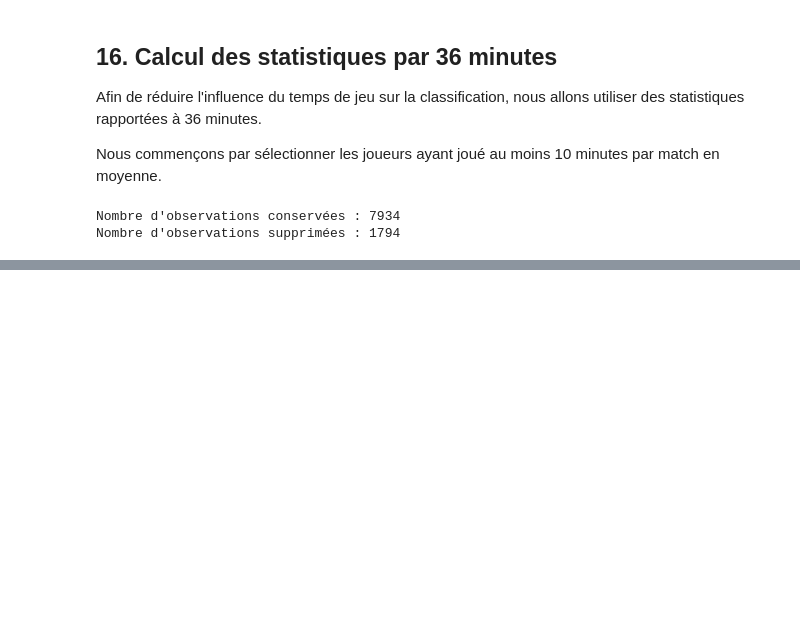
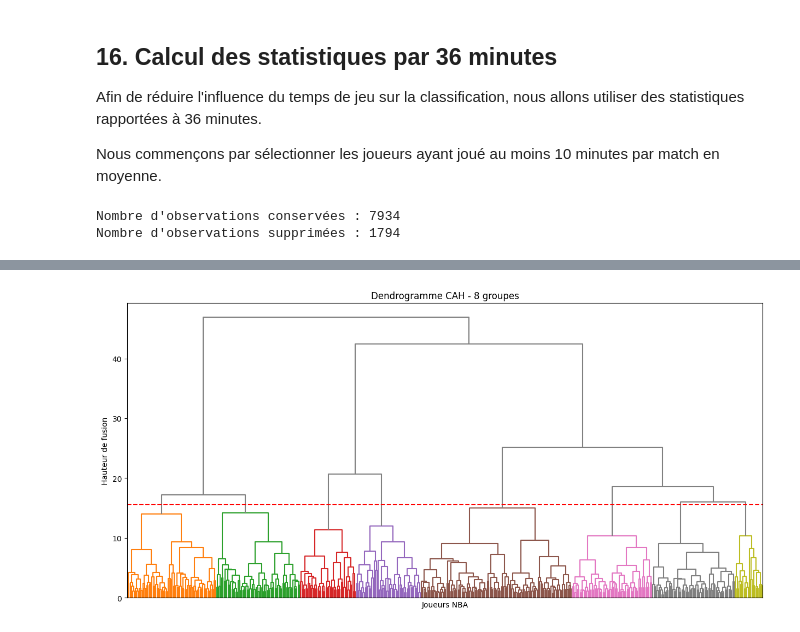
Before and after one commit to Smqck/NBA-Project, a Jupyter notebook: projet NBA/nba-player comparatif.ipynb, the cells around one changed output, grey strips where cells are left out. Cells and saved outputs as stored; diff of their text form; code cells hidden in the pictures; blank space fills up the shorter version.

```diff
--- a/projet NBA/nba-player comparatif.ipynb
+++ b/projet NBA/nba-player comparatif.ipynb
@@ -1761,0 +1848,17 @@ Nombre d'observations supprimées : 1794
+# %%
+from scipy.cluster.hierarchy import linkage
+
+# Sélection de 500 observations
+X_min_echantillon = X_min_standardise.sample(
+    n=500,
+    random_state=42
+)
+
+# Nouvelle CAH avec Ward
+Z_min = linkage(
+    X_min_echantillon,
+    method="ward",
+    metric="euclidean"
+)
+
+print("Dimensions de la CAH :", Z_min.shape)
@@ -1761,0 +1875,29 @@ Nombre d'observations supprimées : 1794
+# %%
+from scipy.cluster.hierarchy import dendrogram
+import matplotlib.pyplot as plt
+
+# Nombre de groupes souhaité
+k = 8
+
+# Hauteur de coupure pour obtenir 8 groupes
+seuil = (Z_min[-k, 2] + Z_min[-(k-1), 2]) / 2
+
+# Affichage du dendrogramme
+plt.figure(figsize=(15, 7))
+
+dendrogram(
+    Z_min,
+    color_threshold=seuil,
+    above_threshold_color="gray",
+    no_labels=True
+)
+
+plt.axhline(y=seuil, color="red", linestyle="--")
+
+plt.title("Dendrogramme CAH - 8 groupes")
+plt.xlabel("Joueurs NBA")
+plt.ylabel("Hauteur de fusion")
+
+plt.show()
+# %% [output]
+[figure, added]
```
Also changed, not shown: parts of 16 cells of this notebook.
